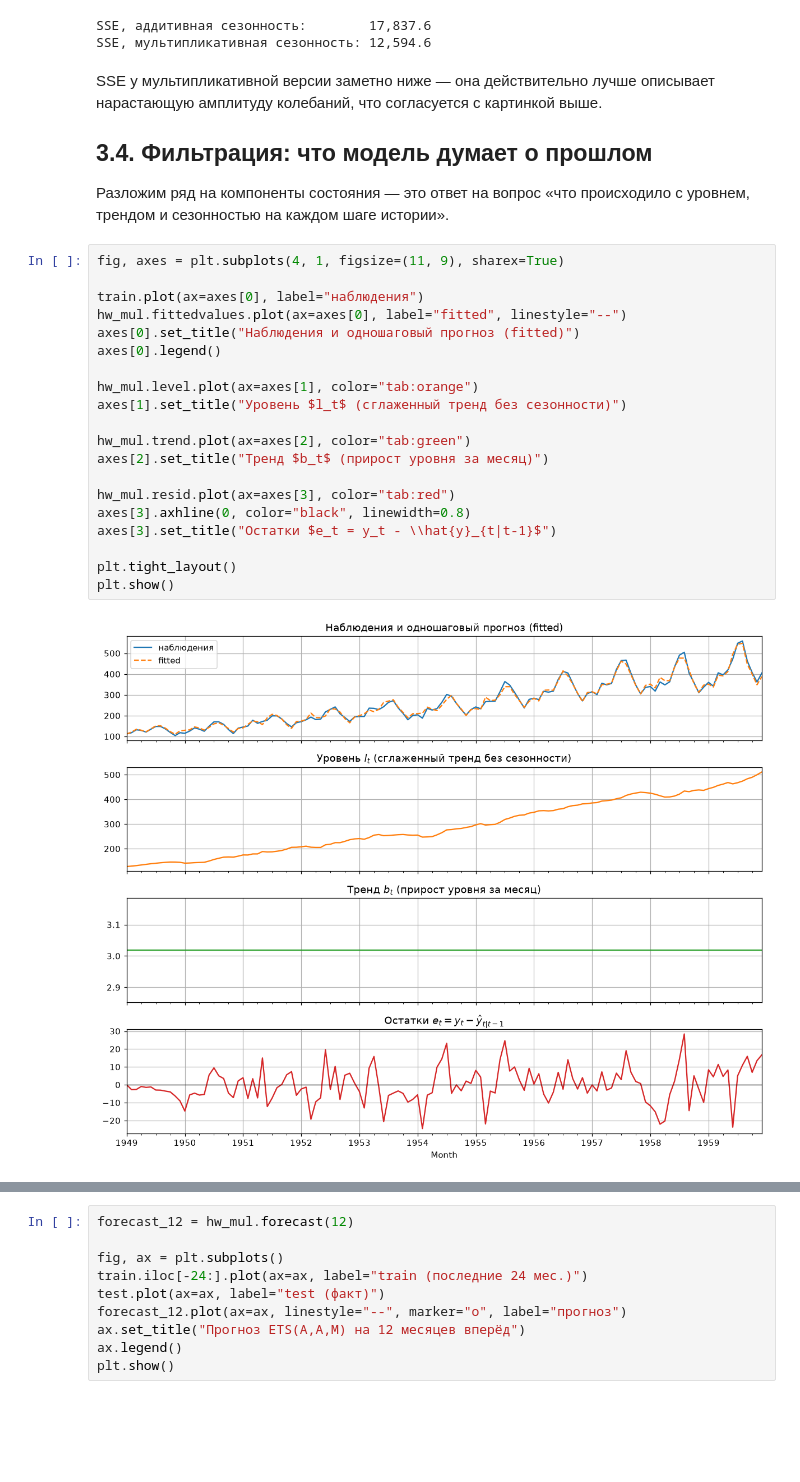
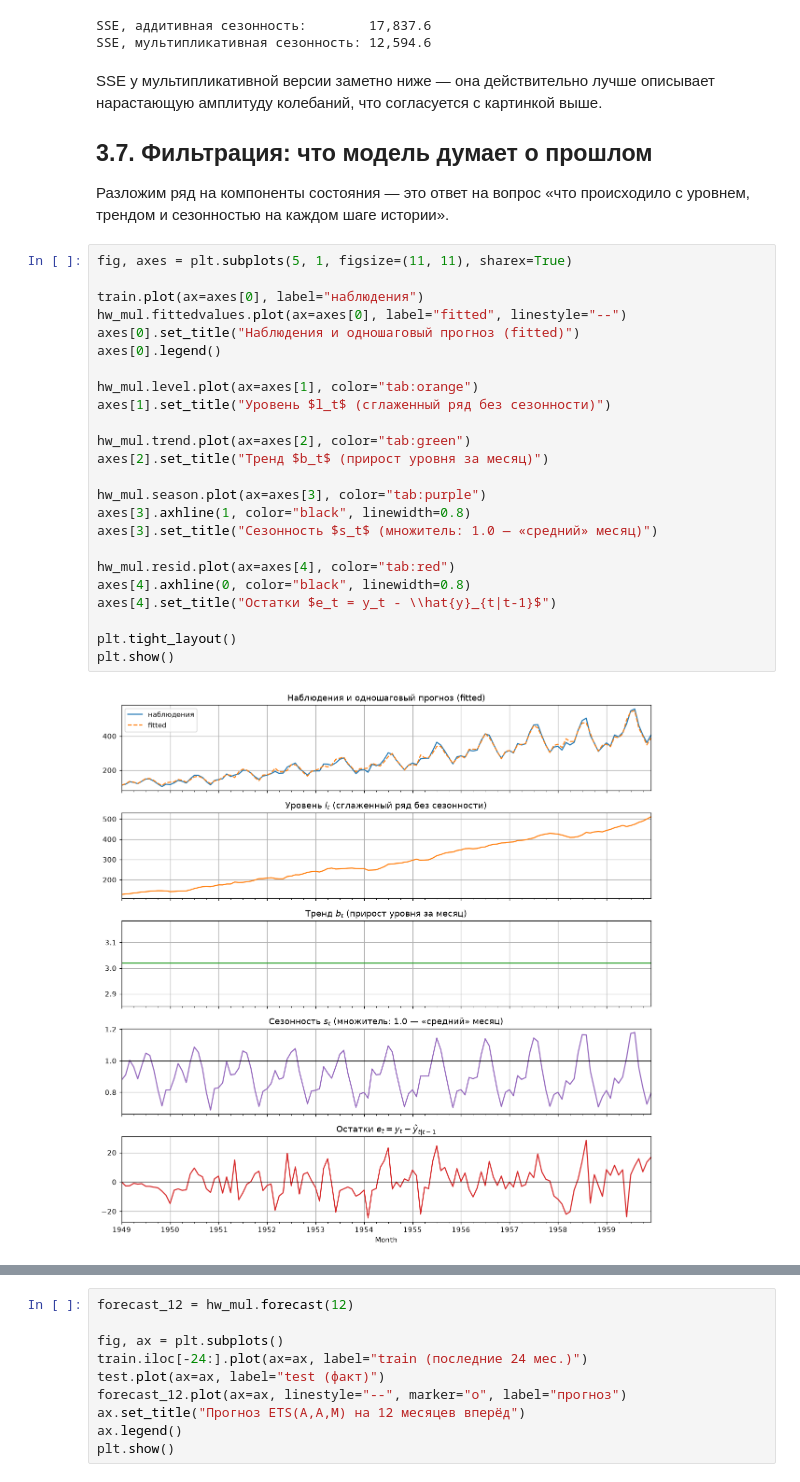
Before and after one commit to alex-hse-repository/time-series-cu-2026, a Jupyter notebook: week_3/part_1/01. Фильтрация и прогноз в ETS.ipynb, the cells around one changed output, grey strips where cells are left out. Cells and saved outputs as stored; diff of their text form; blank space fills up the shorter version.

```diff
--- a/week_3/part_1/01. Фильтрация и прогноз в ETS.ipynb
+++ b/week_3/part_1/01. Фильтрация и прогноз в ETS.ipynb
@@ -795,32 +1135,36 @@ SSE, мультипликативная сезонность: 12,594.6
 SSE у мультипликативной версии заметно ниже — она действительно лучше
 описывает нарастающую амплитуду колебаний, что согласуется с картинкой выше.
 
-## 3.4. Фильтрация: что модель думает о прошлом
+## 3.7. Фильтрация: что модель думает о прошлом
 
 Разложим ряд на компоненты состояния — это ответ на вопрос «что происходило
 с уровнем, трендом и сезонностью на каждом шаге истории».
 # %%
-fig, axes = plt.subplots(4, 1, figsize=(11, 9), sharex=True)
+fig, axes = plt.subplots(5, 1, figsize=(11, 11), sharex=True)
 
 train.plot(ax=axes[0], label="наблюдения")
 hw_mul.fittedvalues.plot(ax=axes[0], label="fitted", linestyle="--")
 axes[0].set_title("Наблюдения и одношаговый прогноз (fitted)")
 axes[0].legend()
 
 hw_mul.level.plot(ax=axes[1], color="tab:orange")
-axes[1].set_title("Уровень $l_t$ (сглаженный тренд без сезонности)")
+axes[1].set_title("Уровень $l_t$ (сглаженный ряд без сезонности)")
 
 hw_mul.trend.plot(ax=axes[2], color="tab:green")
 axes[2].set_title("Тренд $b_t$ (прирост уровня за месяц)")
 
-hw_mul.resid.plot(ax=axes[3], color="tab:red")
-axes[3].axhline(0, color="black", linewidth=0.8)
-axes[3].set_title("Остатки $e_t = y_t - \\hat{y}_{t|t-1}$")
+hw_mul.season.plot(ax=axes[3], color="tab:purple")
+axes[3].axhline(1, color="black", linewidth=0.8)
+axes[3].set_title("Сезонность $s_t$ (множитель: 1.0 — «средний» месяц)")
+
+hw_mul.resid.plot(ax=axes[4], color="tab:red")
+axes[4].axhline(0, color="black", linewidth=0.8)
+axes[4].set_title("Остатки $e_t = y_t - \\hat{y}_{t|t-1}$")
 
 plt.tight_layout()
 plt.show()
 # %% [output]
-[figure, old version]
+[figure, new version]
 # %% [markdown]
 Это именно **фильтрация**: каждая точка на графиках уровня, тренда
 и остатков вычислена с использованием наблюдений вплоть до этого момента
```
Also changed, not shown: parts of 59 cells of this notebook, 2 other files.
